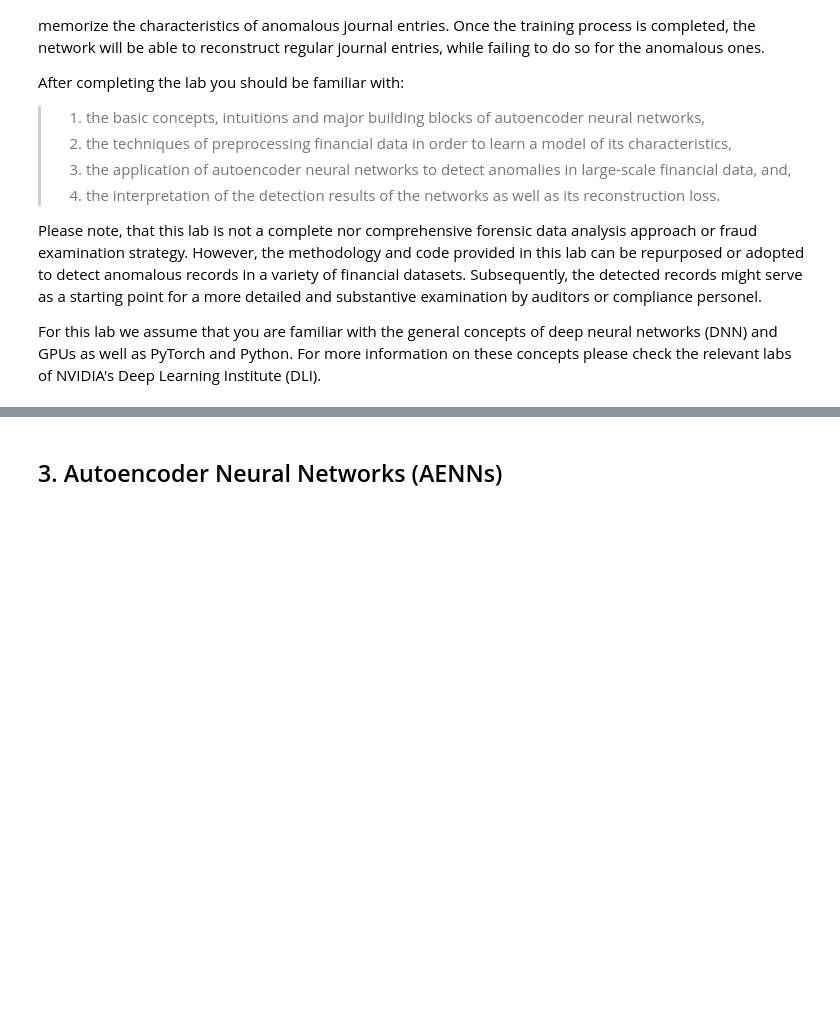
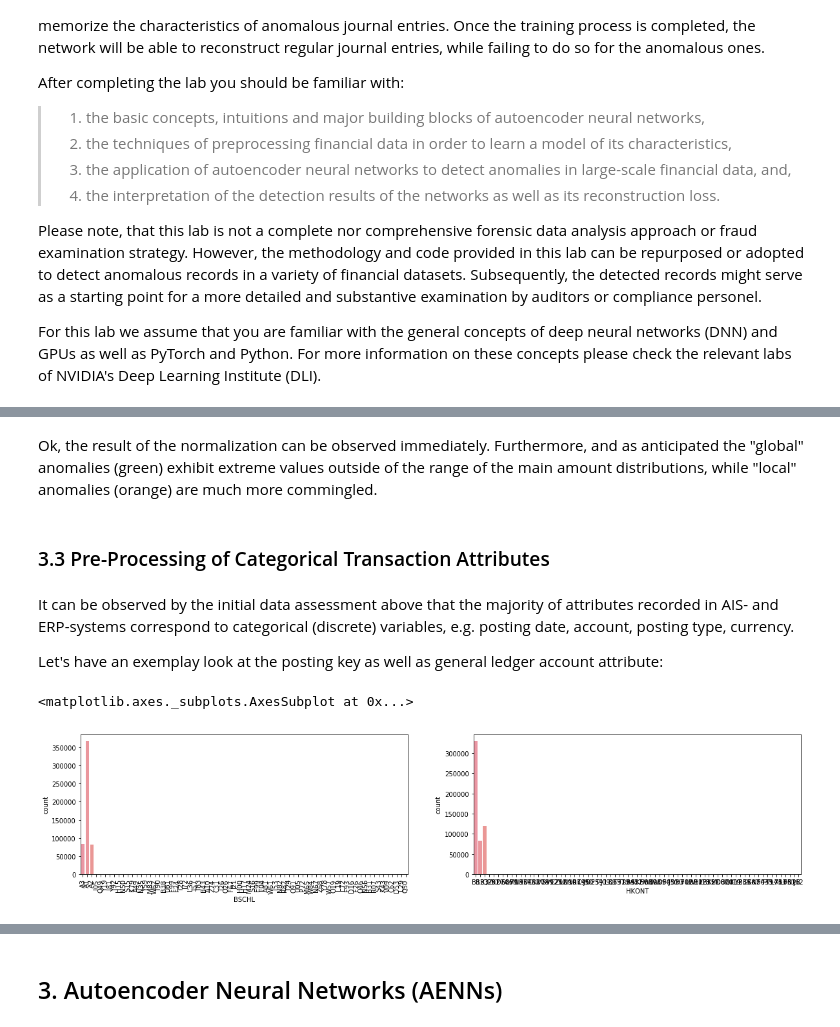
Before and after one commit to GitiHubi/deepAI, a Jupyter notebook: GTC_2018_Lab.ipynb, the cells around one changed output, grey strips where cells are left out. Saved outputs shown, nothing was run; the diff lists cells and outputs as text; code cells hidden in the pictures; blank space fills up the shorter version.

```diff
--- a/GTC_2018_Lab.ipynb
+++ b/GTC_2018_Lab.ipynb
@@ -127,0 +221,18 @@ For this lab we assume that you are familiar with the general concepts of deep n
+# %% [markdown]
+Ok, the result of the normalization can be observed immediately. Furthermore, and as anticipated the "global" anomalies (green) exhibit extreme values outside of the range of the main amount distributions, while "local" anomalies (orange) are much more commingled.
+# %% [markdown]
+### 3.3 Pre-Processing of Categorical Transaction Attributes
+# %% [markdown]
+It can be observed by the initial data assessment above that the majority of attributes recorded in AIS- and ERP-systems correspond to categorical (discrete) variables, e.g. posting date, account, posting type, currency.
+
+Let's have an exemplay look at the posting key as well as general ledger account attribute:
+# %%
+# plot them side by side
+fig, ax =plt.subplots(1,2)
+fig.set_figwidth(20)
+g = sns.countplot(x=ori_dataset['BSCHL'], ax=ax[0])
+g.set_xticklabels(g.get_xticklabels(), rotation=90)
+sns.countplot(x=ori_dataset['HKONT'], ax=ax[1])
+# %% [output]
+<matplotlib.axes._subplots.AxesSubplot at 0x...>
+[figure, added]
```
Also changed, not shown: parts of 97 cells of this notebook.
